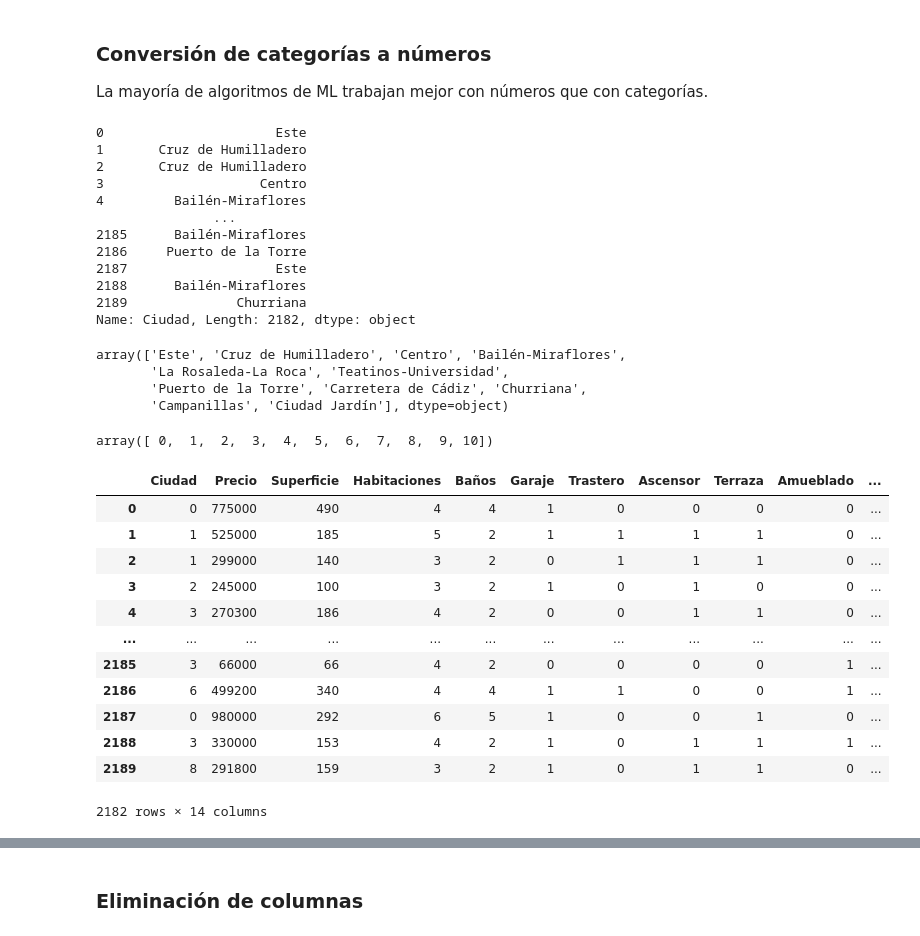
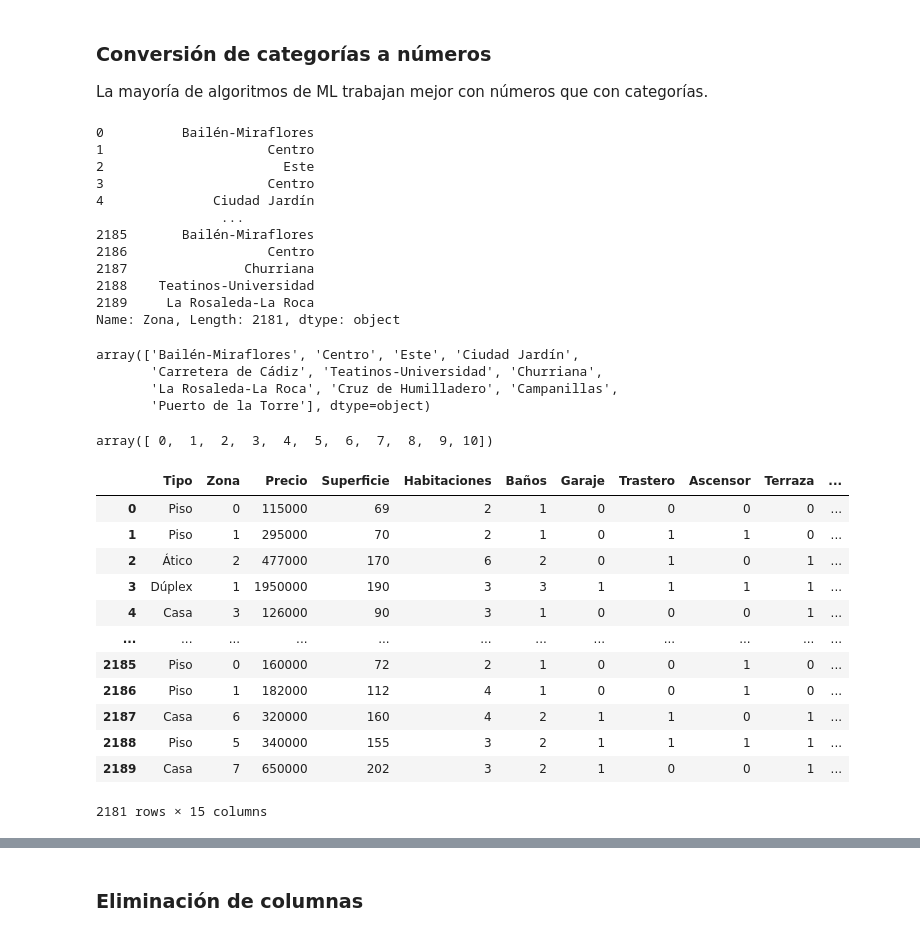
Before and after one commit to sergiotoscanodiaz/MalagaHouse, a Jupyter notebook: MalagaHouse.ipynb, the cells around one changed output, grey strips where cells are left out. Saved outputs shown, nothing was run; the diff lists cells and outputs as text; code cells hidden in the pictures.

```diff
--- a/MalagaHouse.ipynb
+++ b/MalagaHouse.ipynb
@@ -28,5 +28,8 @@ import matplotlib.pyplot as plt
 import seaborn as sns
 %matplotlib inline
 # %%
-file_path = '/content/drive/MyDrive/datasets/MalagaHouse/housingmlg.csv'
+#file_path = '/content/drive/MyDrive/datasets/MalagaHouse/housingzonas.csv'
+#houses = pd.read_csv(file_path)
+
+file_path = '/content/drive/MyDrive/housing (2).csv'
 houses = pd.read_csv(file_path)
@@ -292,48 +289,48 @@ Observamos que no hay valores nulos.
 
 La mayoría de algoritmos de ML trabajan mejor con números que con categorías.
 # %%
-houses['Ciudad']
+houses['Zona']
 # %% [output]
-0                      Este
-1       Cruz de Humilladero
-2       Cruz de Humilladero
-3                    Centro
-4         Bailén-Miraflores
-               ...
-2185      Bailén-Miraflores
-2186     Puerto de la Torre
-2187                   Este
-2188      Bailén-Miraflores
-2189              Churriana
-Name: Ciudad, Length: 2182, dtype: object
+0          Bailén-Miraflores
+1                     Centro
+2                       Este
+3                     Centro
+4              Ciudad Jardín
+                ...
+2185       Bailén-Miraflores
+2186                  Centro
+2187               Churriana
+2188    Teatinos-Universidad
+2189     La Rosaleda-La Roca
+Name: Zona, Length: 2181, dtype: object
 # %%
-houses["Ciudad"].unique()
+houses["Zona"].unique()
 # %% [output]
-array(['Este', 'Cruz de Humilladero', 'Centro', 'Bailén-Miraflores',
-       'La Rosaleda-La Roca', 'Teatinos-Universidad',
-       'Puerto de la Torre', 'Carretera de Cádiz', 'Churriana',
-       'Campanillas', 'Ciudad Jardín'], dtype=object)
+array(['Bailén-Miraflores', 'Centro', 'Este', 'Ciudad Jardín',
+       'Carretera de Cádiz', 'Teatinos-Universidad', 'Churriana',
+       'La Rosaleda-La Roca', 'Cruz de Humilladero', 'Campanillas',
+       'Puerto de la Torre'], dtype=object)
 # %%
-houses_ciu = houses["Ciudad"].unique()
+houses_zona = houses["Zona"].unique()
 # %%
-ciudad_num = np.arange(len(houses["Ciudad"].unique()))
-ciudad_num
+zona_num = np.arange(len(houses["Zona"].unique()))
+zona_num
 # %% [output]
 array([ 0,  1,  2,  3,  4,  5,  6,  7,  8,  9, 10])
 # %%
-houses["Ciudad"].replace(houses_ciu, ciudad_num, inplace=True)
+houses["Zona"].replace(houses_zona, zona_num, inplace=True)
 houses
 # %% [output]
-|  | Ciudad | Precio | Superficie | Habitaciones | Baños | Garaje | Trastero | Ascensor | Terraza | Amueblado | ... |
-| 0 | 0 | 775000 | 490 | 4 | 4 | 1 | 0 | 0 | 0 | 0 | ... |
-| 1 | 1 | 525000 | 185 | 5 | 2 | 1 | 1 | 1 | 1 | 0 | ... |
-| 2 | 1 | 299000 | 140 | 3 | 2 | 0 | 1 | 1 | 1 | 0 | ... |
-| 3 | 2 | 245000 | 100 | 3 | 2 | 1 | 0 | 1 | 0 | 0 | ... |
-| 4 | 3 | 270300 | 186 | 4 | 2 | 0 | 0 | 1 | 1 | 0 | ... |
+|  | Tipo | Zona | Precio | Superficie | Habitaciones | Baños | Garaje | Trastero | Ascensor | Terraza | ... |
+| 0 | Piso | 0 | 115000 | 69 | 2 | 1 | 0 | 0 | 0 | 0 | ... |
+| 1 | Piso | 1 | 295000 | 70 | 2 | 1 | 0 | 1 | 1 | 0 | ... |
+| 2 | Ático | 2 | 477000 | 170 | 6 | 2 | 0 | 1 | 0 | 1 | ... |
+| 3 | Dúplex | 1 | 1950000 | 190 | 3 | 3 | 1 | 1 | 1 | 1 | ... |
+| 4 | Casa | 3 | 126000 | 90 | 3 | 1 | 0 | 0 | 0 | 1 | ... |
 | ... | ... | ... | ... | ... | ... | ... | ... | ... | ... | ... | ... |
-| 2185 | 3 | 66000 | 66 | 4 | 2 | 0 | 0 | 0 | 0 | 1 | ... |
-| 2186 | 6 | 499200 | 340 | 4 | 4 | 1 | 1 | 0 | 0 | 1 | ... |
-| 2187 | 0 | 980000 | 292 | 6 | 5 | 1 | 0 | 0 | 1 | 0 | ... |
-| 2188 | 3 | 330000 | 153 | 4 | 2 | 1 | 0 | 1 | 1 | 1 | ... |
-| 2189 | 8 | 291800 | 159 | 3 | 2 | 1 | 0 | 1 | 1 | 0 | ... |
+| 2185 | Piso | 0 | 160000 | 72 | 2 | 1 | 0 | 0 | 1 | 0 | ... |
+| 2186 | Piso | 1 | 182000 | 112 | 4 | 1 | 0 | 0 | 1 | 0 | ... |
+| 2187 | Casa | 6 | 320000 | 160 | 4 | 2 | 1 | 1 | 0 | 1 | ... |
+| 2188 | Piso | 5 | 340000 | 155 | 3 | 2 | 1 | 1 | 1 | 1 | ... |
+| 2189 | Casa | 7 | 650000 | 202 | 3 | 2 | 1 | 0 | 0 | 1 | ... |
-2182 rows × 14 columns
+2181 rows × 15 columns
```
Also changed, not shown: parts of 71 cells of this notebook, 1 other file.
